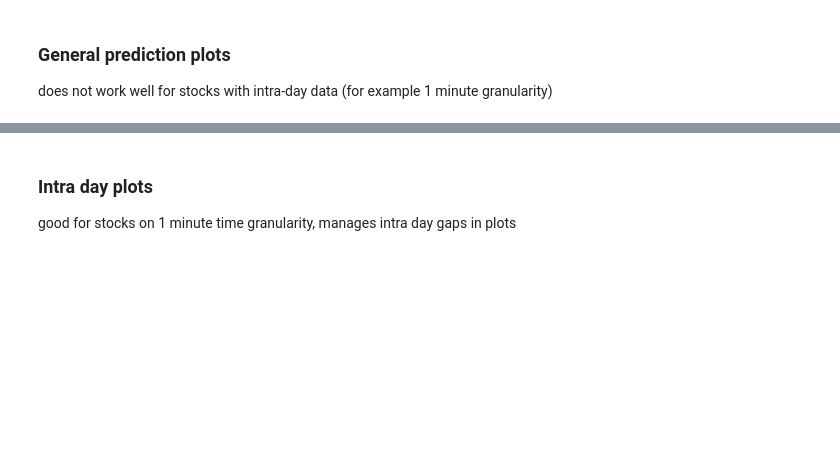
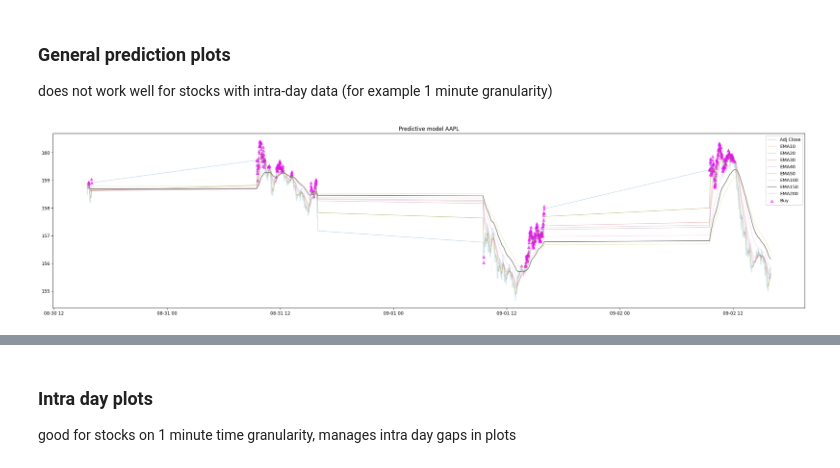
Before and after one commit to tristcoil/real_time_trading_ml, a Jupyter notebook: query_db_and_predict_w_forest.ipynb, the cells around one changed output, grey strips where cells are left out. Drawn from its saved outputs; the diff is of its cells as text; code cells hidden in the pictures; blank space fills up the shorter version.

```diff
--- a/query_db_and_predict_w_forest.ipynb
+++ b/query_db_and_predict_w_forest.ipynb
@@ -236,4 +373,6 @@ out_df2.replace({False: 0, True: 1}, inplace=True)
 out_df3 = HHLL_confirmation(df)  # HHLL confirmation
 # converting 'u','d', 'none' to integers for 'trend_conf' col
 out_df3.replace({'d': 0, 'u': 1, 'none': -1}, inplace=True)
+
+out_df4 = HHLL_Channel(df)
 # %%
@@ -245,5 +385,6 @@ df = define_target_condition(df)
 df = pd.merge(df, out_df1, how='inner', on='Date')
 df = pd.merge(df, out_df2, how='inner', on='Date')
 df = pd.merge(df, out_df3, how='inner', on='Date')
+df = pd.merge(df, out_df4, how='inner', on='Date')
 # %%
 df.tail(2)
@@ -256,8 +433,10 @@ predict_timeseries(df, clf)
 does not work well for stocks with intra-day data (for example 1 minute granularity)
 # %%
 # high level view
-ticks_back = 2000 # lookback n candles from now
+ticks_back = 1200 # lookback n candles from now
 plot_stock_prediction_tb(df, symbol, ticks_back)
+# %% [output]
+[figure, added]
 # %%
 # zoomed in view
 ticks_back = 500 # lookback n candles from now
```
Also changed, not shown: parts of 20 cells of this notebook, 9 other files.
